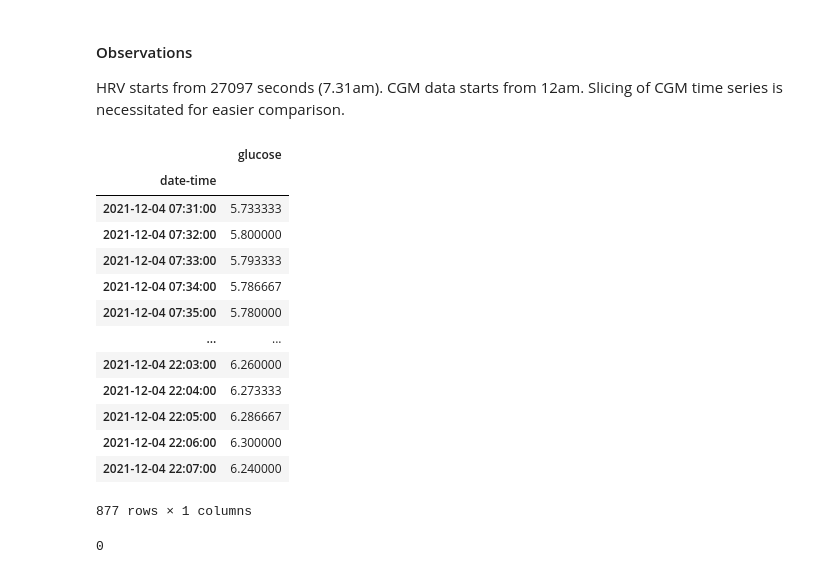
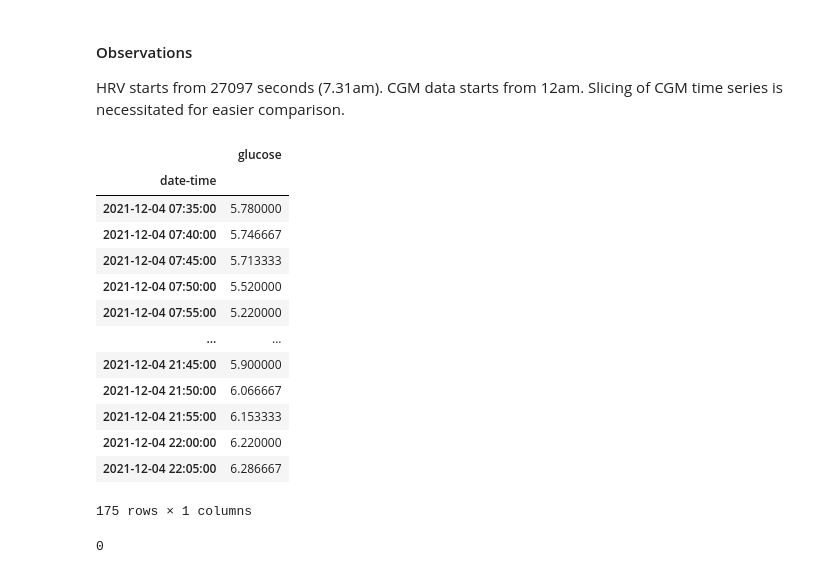
Before and after one commit to itsdarrenlee/BtechFYP, a Jupyter notebook: data/04-01-21/04-12-21-Analysis.ipynb, the cells around one changed output. Saved outputs shown, nothing was run; the diff lists cells and outputs as text; code cells hidden in the pictures.

```diff
--- a/data/04-01-21/04-12-21-Analysis.ipynb
+++ b/data/04-01-21/04-12-21-Analysis.ipynb
@@ -317,24 +205,24 @@ df.head()
 HRV starts from 27097 seconds (7.31am). CGM data starts from 12am. Slicing of CGM time series is necessitated for easier comparison.
 # %%
 # resample into 1 min intervals, interpolate in-between values
-df = df.resample('1T').interpolate()
+df = df.resample('5min').interpolate()
 cgm_df = df["2021-12-04 07:31:00":"2021-12-04 22:07:00"]
 cgm_df
 # %% [output]
 |  | glucose |
 | date-time |  |
-| 2021-12-04 07:31:00 | 5.733333 |
-| 2021-12-04 07:32:00 | 5.800000 |
-| 2021-12-04 07:33:00 | 5.793333 |
-| 2021-12-04 07:34:00 | 5.786667 |
 | 2021-12-04 07:35:00 | 5.780000 |
+| 2021-12-04 07:40:00 | 5.746667 |
+| 2021-12-04 07:45:00 | 5.713333 |
+| 2021-12-04 07:50:00 | 5.520000 |
+| 2021-12-04 07:55:00 | 5.220000 |
 | ... | ... |
-| 2021-12-04 22:03:00 | 6.260000 |
-| 2021-12-04 22:04:00 | 6.273333 |
+| 2021-12-04 21:45:00 | 5.900000 |
+| 2021-12-04 21:50:00 | 6.066667 |
+| 2021-12-04 21:55:00 | 6.153333 |
+| 2021-12-04 22:00:00 | 6.220000 |
 | 2021-12-04 22:05:00 | 6.286667 |
-| 2021-12-04 22:06:00 | 6.300000 |
-| 2021-12-04 22:07:00 | 6.240000 |
-877 rows × 1 columns
+175 rows × 1 columns
 # %%
 # no NaN values in CGM data
 cgm_df['glucose'].isnull().sum()
```
Also changed, not shown: parts of 31 cells of this notebook.
